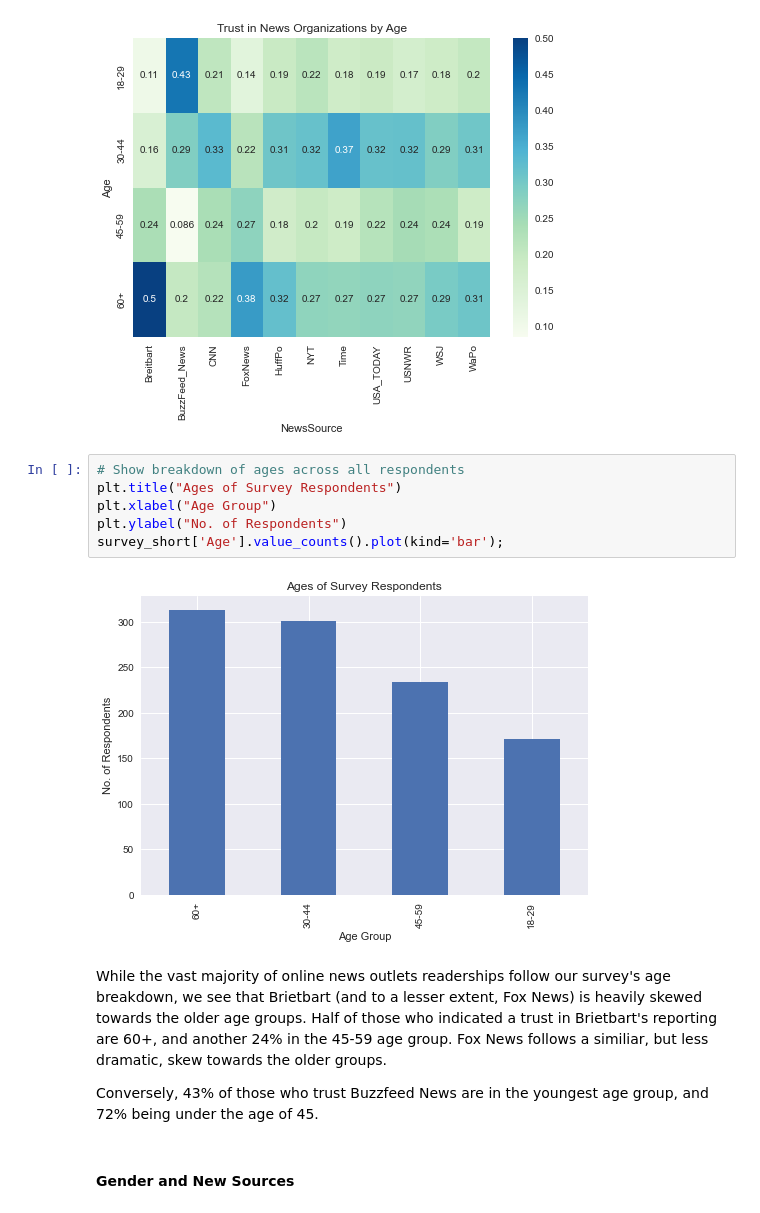
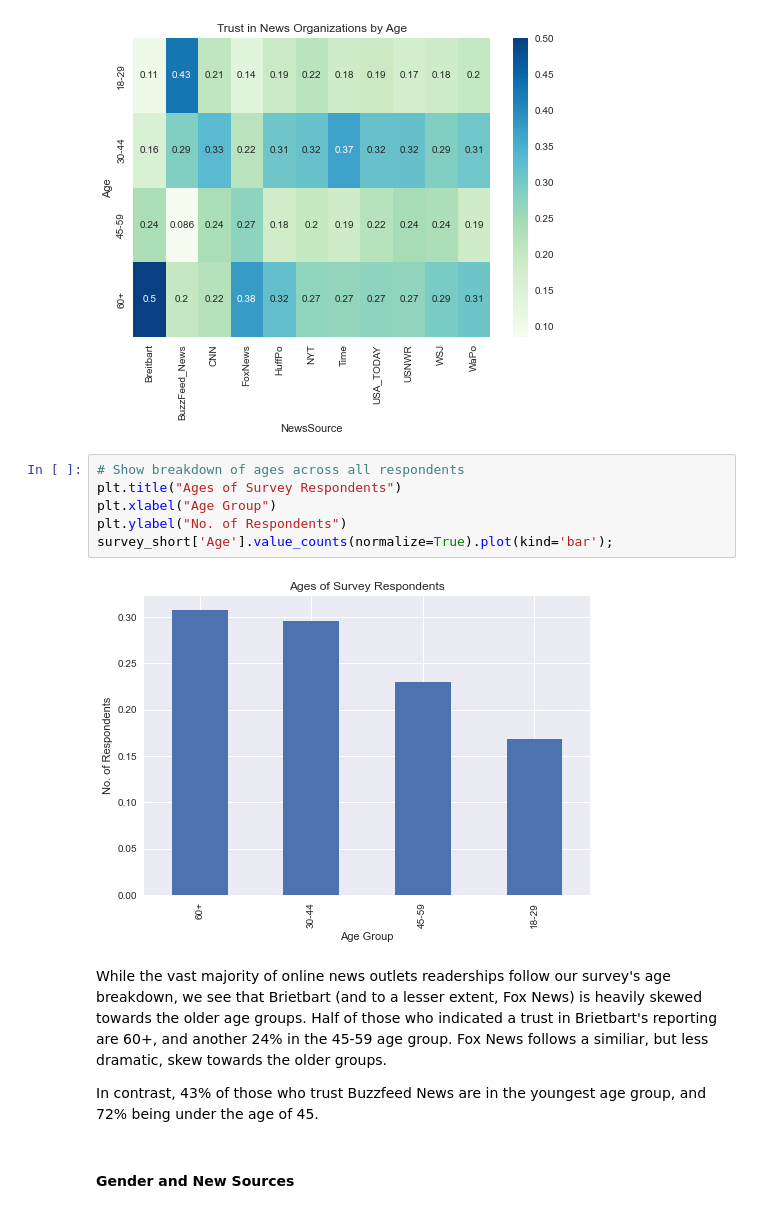
Before and after one commit to randynobx/News_Trust_and_Data, a Jupyter notebook: News_Trust_and_Data__Analytics.ipynb, the cells around one changed output. Cells and saved outputs as stored; diff of their text form.

```diff
--- a/News_Trust_and_Data__Analytics.ipynb
+++ b/News_Trust_and_Data__Analytics.ipynb
@@ -237,15 +251,15 @@ sns.heatmap(age_src_cross, cmap='GnBu', annot=True);
 # %%
 # Show breakdown of ages across all respondents
 plt.title("Ages of Survey Respondents")
 plt.xlabel("Age Group")
 plt.ylabel("No. of Respondents")
-survey_short['Age'].value_counts().plot(kind='bar');
+survey_short['Age'].value_counts(normalize=True).plot(kind='bar');
 # %% [output]
-[figure, old version]
+[figure, new version]
 # %% [markdown]
 While the vast majority of online news outlets readerships follow our survey's age breakdown, we see that Brietbart (and to a lesser extent, Fox News) is heavily skewed towards the older age groups. Half of those who indicated a trust in Brietbart's reporting are 60+, and another 24% in the 45-59 age group. Fox News follows a similiar, but less dramatic, skew towards the older groups.
 
-Conversely, 43% of those who trust Buzzfeed News are in the youngest age group, and 72% being under the age of 45.
+In contrast, 43% of those who trust Buzzfeed News are in the youngest age group, and 72% being under the age of 45.
 # %% [markdown]
 #### Gender and New Sources
 # %%
```
Also changed, not shown: parts of 14 cells of this notebook, 3 other files.
